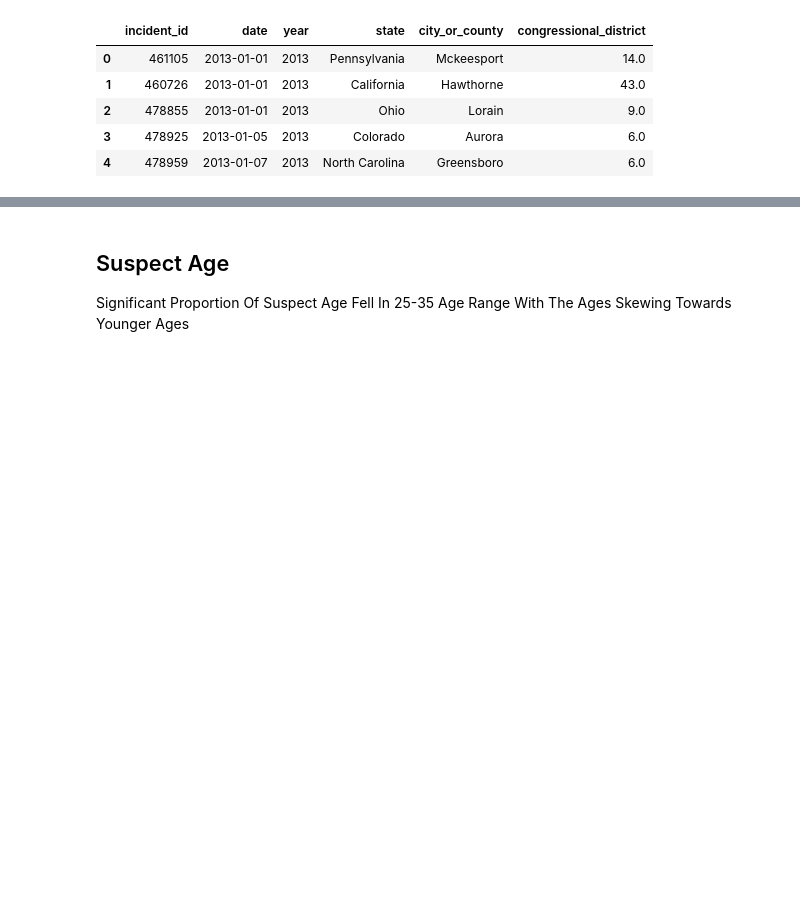
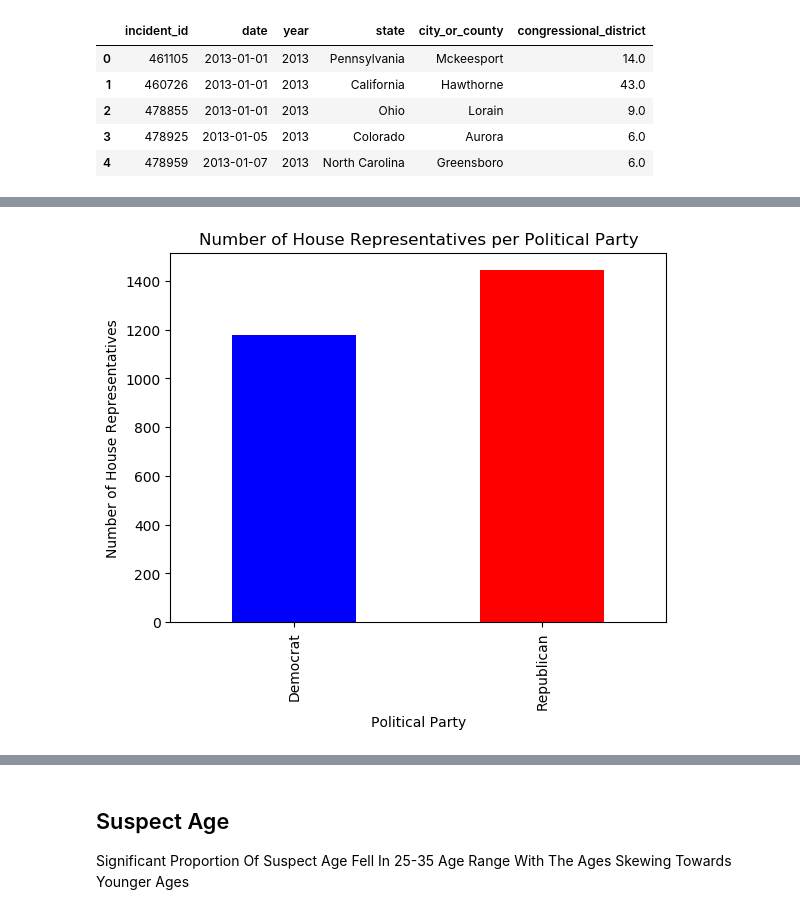
Before and after one commit to vivianndo/ads508_gunviolence, a Jupyter notebook: notebooks/Data_Preparation.ipynb, the cells around one changed output, grey strips where cells are left out. Saved outputs shown, nothing was run; the diff lists cells and outputs as text; code cells hidden in the pictures; blank space fills up the shorter version.

```diff
--- a/notebooks/Data_Preparation.ipynb
+++ b/notebooks/Data_Preparation.ipynb
@@ -714,21 +754,23 @@ df_selected_columns.head()
 # %%
 party_counts = merged_df['group'].value_counts()
 
 party_counts.sort_index(inplace=True)
 
 # Create a dictionary to specify the colors for each party
 color_dict = {'Democrat': 'blue', 'Republican': 'red'}
 
 # Create a bar chart using the party_counts and color dictionary
 party_counts.plot(kind='bar', color=[color_dict.get(x) for x in party_counts.index])
 
 # Set the title and labels for the bar chart
-plt.title('Number of House Representatives per Political Party 2013-2018')
+plt.title('Number of House Representatives per Political Party')
 plt.xlabel('Political Party')
 plt.ylabel('Number of House Representatives')
 
 # Display the bar chart
 plt.show()
+# %% [output]
+[figure, added]
 # %%
 # Setting up a bar chart to show the amount of incident ids
 # per political party
```
Also changed, not shown: parts of 57 cells of this notebook, 1 other file.
